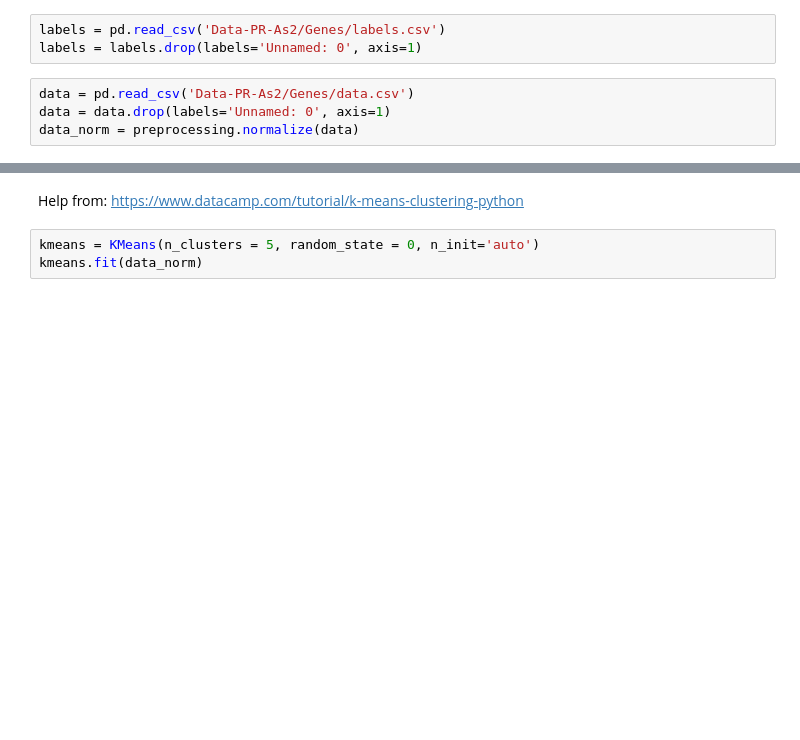
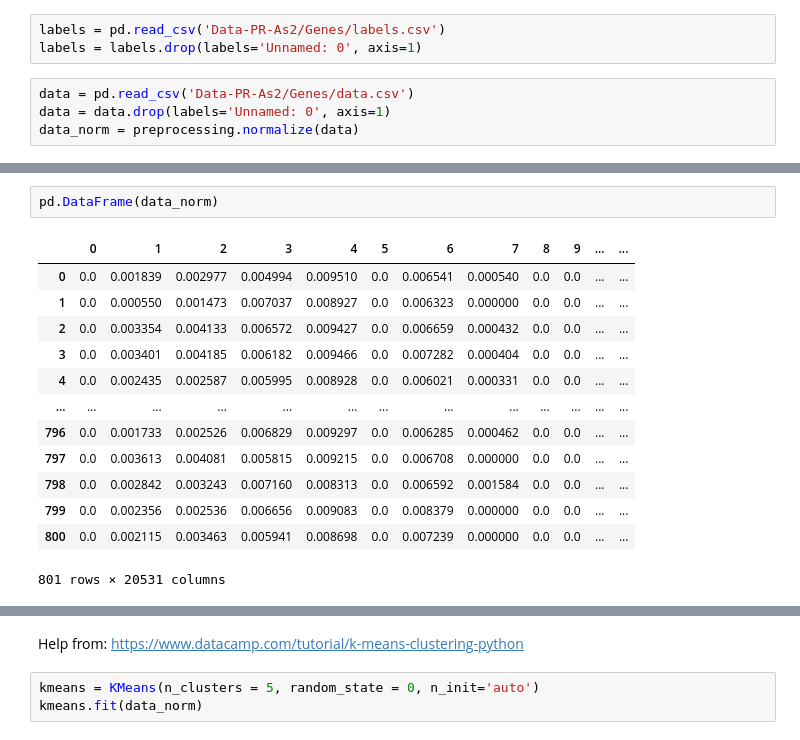
Before and after one commit to xenia-d/Pattern-Recognition-Gr7, a Jupyter notebook: Assignment-2/clustering_genes.ipynb, the cells around one changed output, grey strips where cells are left out. Saved outputs shown, nothing was run; the diff lists cells and outputs as text; blank space fills up the shorter version.

```diff
--- a/Assignment-2/clustering_genes.ipynb
+++ b/Assignment-2/clustering_genes.ipynb
@@ -19,0 +36,16 @@ data_norm = preprocessing.normalize(data)
+# %%
+pd.DataFrame(data_norm)
+# %% [output]
+|  | 0 | 1 | 2 | 3 | 4 | 5 | 6 | 7 | 8 | 9 | ... | ... |
+| 0 | 0.0 | 0.001839 | 0.002977 | 0.004994 | 0.009510 | 0.0 | 0.006541 | 0.000540 | 0.0 | 0.0 | ... | ... |
+| 1 | 0.0 | 0.000550 | 0.001473 | 0.007037 | 0.008927 | 0.0 | 0.006323 | 0.000000 | 0.0 | 0.0 | ... | ... |
+| 2 | 0.0 | 0.003354 | 0.004133 | 0.006572 | 0.009427 | 0.0 | 0.006659 | 0.000432 | 0.0 | 0.0 | ... | ... |
+| 3 | 0.0 | 0.003401 | 0.004185 | 0.006182 | 0.009466 | 0.0 | 0.007282 | 0.000404 | 0.0 | 0.0 | ... | ... |
+| 4 | 0.0 | 0.002435 | 0.002587 | 0.005995 | 0.008928 | 0.0 | 0.006021 | 0.000331 | 0.0 | 0.0 | ... | ... |
+| ... | ... | ... | ... | ... | ... | ... | ... | ... | ... | ... | ... | ... |
+| 796 | 0.0 | 0.001733 | 0.002526 | 0.006829 | 0.009297 | 0.0 | 0.006285 | 0.000462 | 0.0 | 0.0 | ... | ... |
+| 797 | 0.0 | 0.003613 | 0.004081 | 0.005815 | 0.009215 | 0.0 | 0.006708 | 0.000000 | 0.0 | 0.0 | ... | ... |
+| 798 | 0.0 | 0.002842 | 0.003243 | 0.007160 | 0.008313 | 0.0 | 0.006592 | 0.001584 | 0.0 | 0.0 | ... | ... |
+| 799 | 0.0 | 0.002356 | 0.002536 | 0.006656 | 0.009083 | 0.0 | 0.008379 | 0.000000 | 0.0 | 0.0 | ... | ... |
+| 800 | 0.0 | 0.002115 | 0.003463 | 0.005941 | 0.008698 | 0.0 | 0.007239 | 0.000000 | 0.0 | 0.0 | ... | ... |
+801 rows × 20531 columns
```
Also changed, not shown: parts of 7 cells of this notebook.
